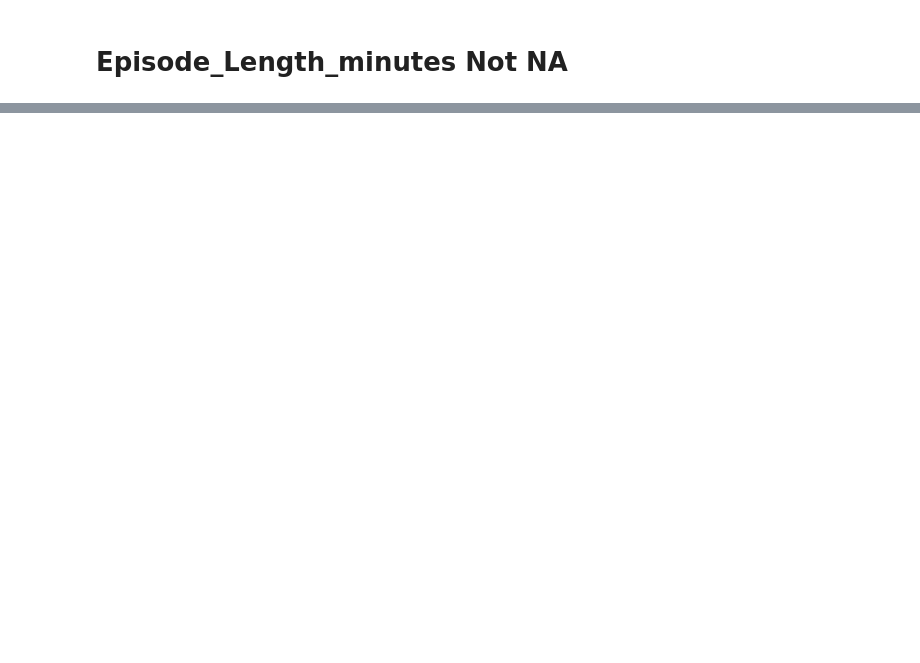
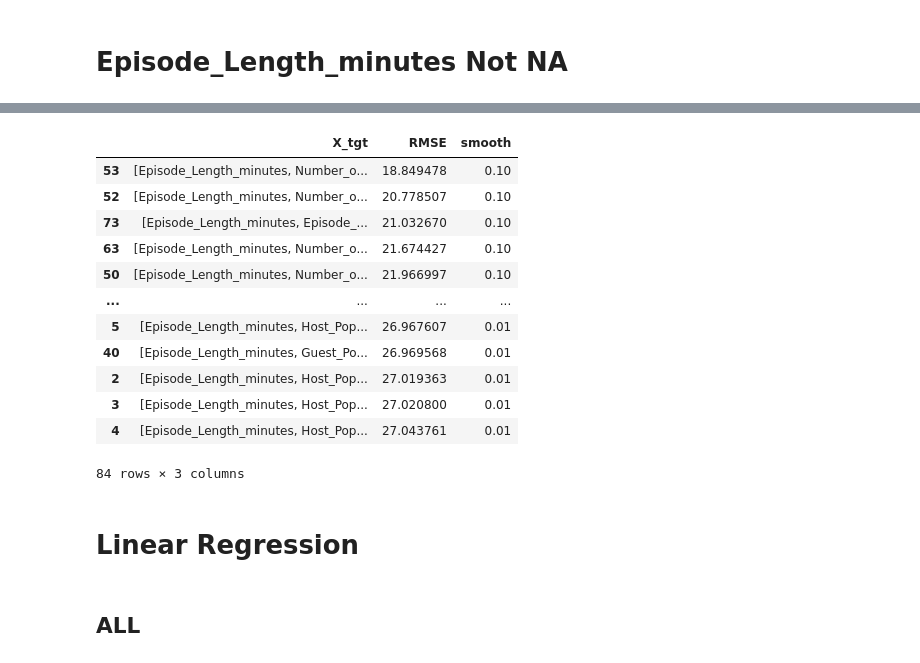
Before and after one commit to sunkusun9/sunkusun9, a Jupyter notebook: kaggle/PGS5/PGS5_ep4/1-4 Target Encoding2.ipynb, the cells around one changed output, grey strips where cells are left out. Saved outputs shown, nothing was run; the diff lists cells and outputs as text; code cells hidden in the pictures; blank space fills up the shorter version.

```diff
--- a/kaggle/PGS5/PGS5_ep4/1-4 Target Encoding2.ipynb
+++ b/kaggle/PGS5/PGS5_ep4/1-4 Target Encoding2.ipynb
@@ -204,0 +278,22 @@ df_c2_2
+# %%
+df_c2_3, df_prd_3_2 = sc.cache_result(
+    'tgt_rmse_c2_3',
+    lambda : get_tgt_rmse_list(df_train, [['Episode_Length_minutes'] + list(i) for i in combinations(X_val, 3)]), rerun = 0
+)
+df_c2_3
+# %% [output]
+|  | X_tgt | RMSE | smooth |
+| 53 | [Episode_Length_minutes, Number_o... | 18.849478 | 0.10 |
+| 52 | [Episode_Length_minutes, Number_o... | 20.778507 | 0.10 |
+| 73 | [Episode_Length_minutes, Episode_... | 21.032670 | 0.10 |
+| 63 | [Episode_Length_minutes, Number_o... | 21.674427 | 0.10 |
+| 50 | [Episode_Length_minutes, Number_o... | 21.966997 | 0.10 |
+| ... | ... | ... | ... |
+| 5 | [Episode_Length_minutes, Host_Pop... | 26.967607 | 0.01 |
+| 40 | [Episode_Length_minutes, Guest_Po... | 26.969568 | 0.01 |
+| 2 | [Episode_Length_minutes, Host_Pop... | 27.019363 | 0.01 |
+| 3 | [Episode_Length_minutes, Host_Pop... | 27.020800 | 0.01 |
+| 4 | [Episode_Length_minutes, Host_Pop... | 27.043761 | 0.01 |
+84 rows × 3 columns
+# %% [markdown]
+# Linear Regression
@@ -204,0 +305,2 @@ df_c2_2
+# %% [markdown]
+## ALL
```
Also changed, not shown: parts of 22 cells of this notebook, 1 other file.
